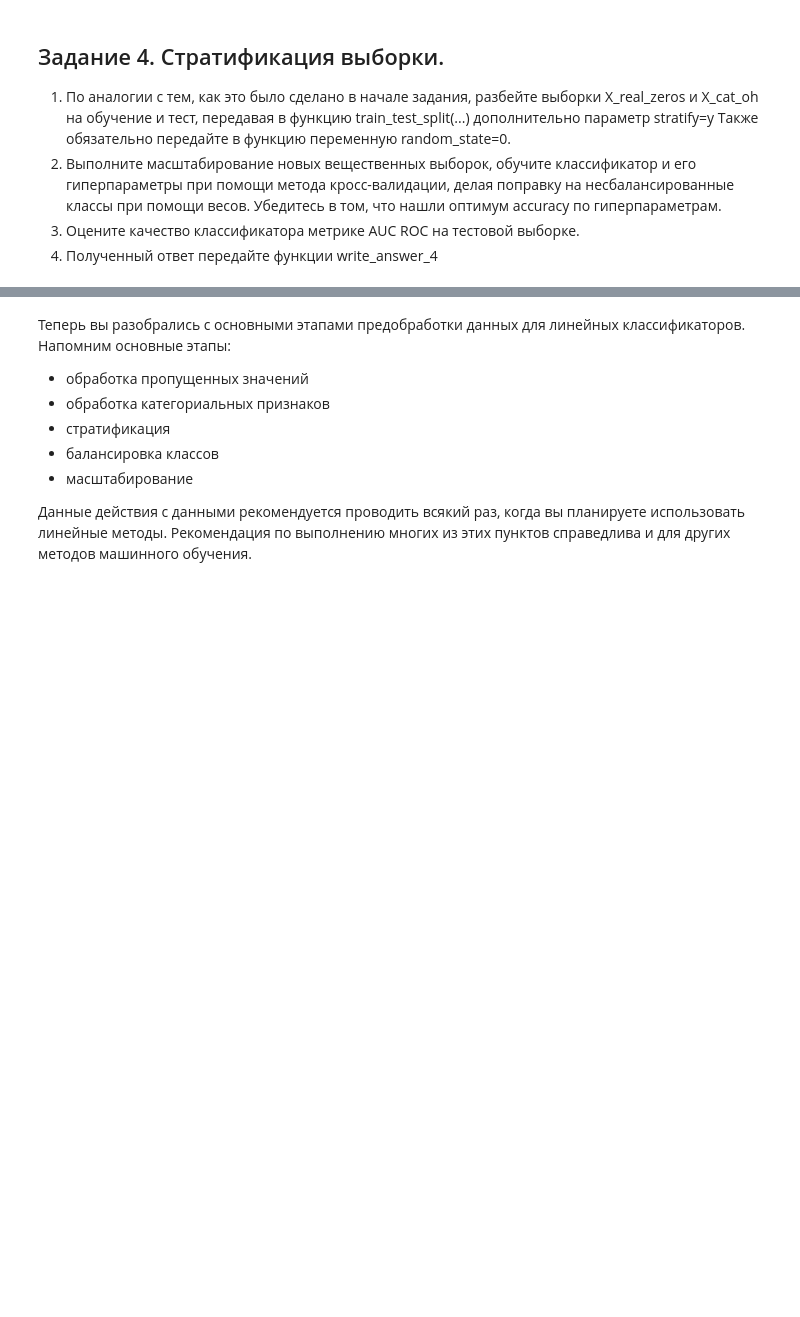
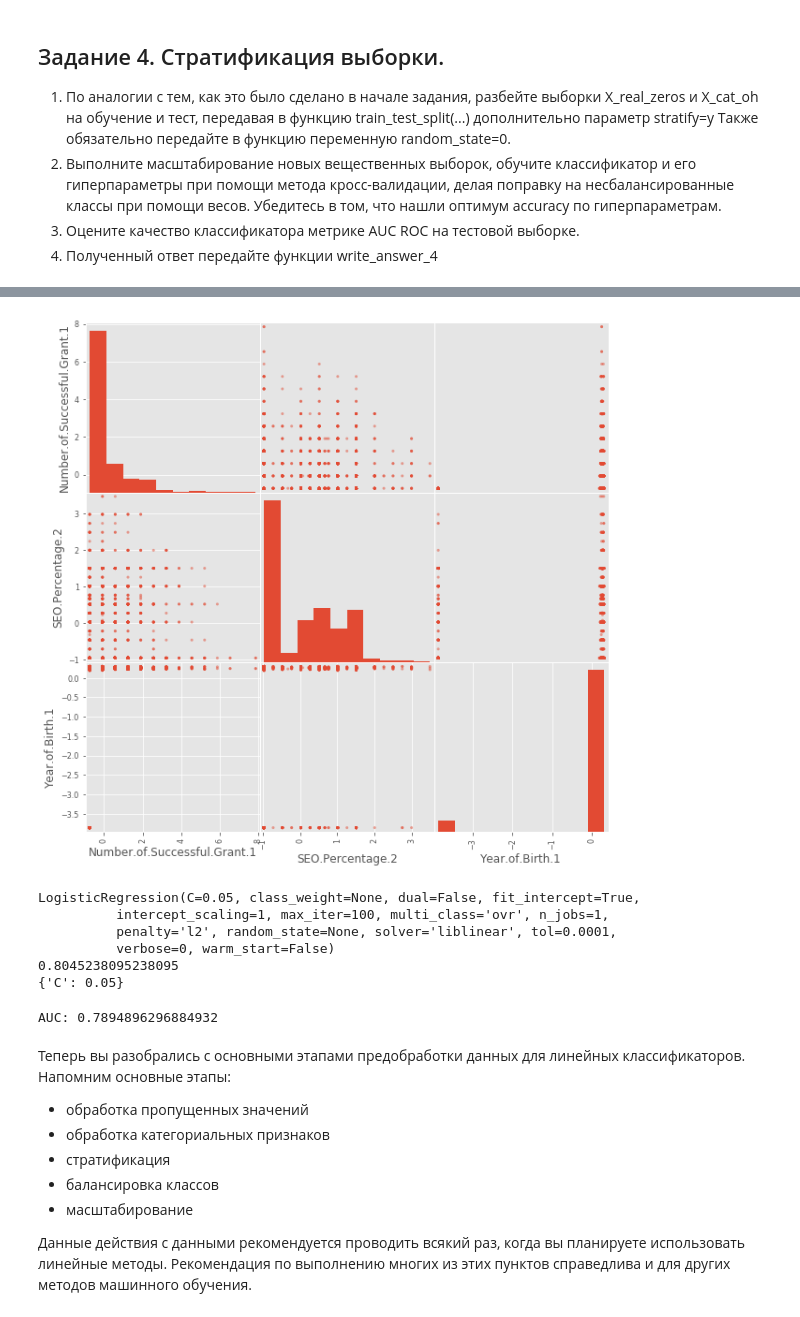
Before and after one commit to EgorKurito/Coursera-Homework, a Jupyter notebook: Course #2 -Markup Training/Homework/Week 3.0 - Preprocessing_LR.ipynb, the cells around one changed output, grey strips where cells are left out. Saved outputs shown, nothing was run; the diff lists cells and outputs as text; code cells hidden in the pictures; blank space fills up the shorter version.

```diff
--- a/Course #2 -Markup Training/Homework/Week 3.0 - Preprocessing_LR.ipynb
+++ b/Course #2 -Markup Training/Homework/Week 3.0 - Preprocessing_LR.ipynb
@@ -581,0 +667,18 @@ def write_answer_4(auc):
+# %%
+# Маштабирование признаков
+
+from sklearn.preprocessing import StandardScaler
+
+scaler = StandardScaler()
+scaler.fit(X_train_stratify_real_zeros, X_test_stratify_real_zeros)
+X_train_stratify_scaled = scaler.transform(X_train_stratify_real_zeros)
+X_test_stratify_scaled = scaler.transform(X_test_stratify_real_zeros)
+# %%
+from pandas.plotting import scatter_matrix
+
+data_numeric = pd.DataFrame(X_train_stratify_scaled, columns=numeric_cols)
+list_cols = ['Number.of.Successful.Grant.1', 'SEO.Percentage.2', 'Year.of.Birth.1']
+scatter_matrix(data_numeric[list_cols], alpha=0.5, figsize=(10, 10))
+plt.show()
+# %% [output]
+[figure, added]
@@ -582,3 +692,33 @@ def write_answer_4(auc):
+# %%
+# Обучение классификатора
+
+param_grid = {'C': [0.01, 0.05, 0.1, 0.5, 1, 5, 10]}
+cv = 3
+
+estimator_str = LogisticRegression(penalty='l2')
+optimizer_str = GridSearchCV(estimator_str, param_grid, cv=cv, n_jobs=1)
+
+optimizer = optimizer_str.fit(X_stratify_train, Y_train)
+
+print (optimizer.best_estimator_)
+print (optimizer.best_score_)
+print (optimizer.best_params_)
+# %% [output]
+LogisticRegression(C=0.05, class_weight=None, dual=False, fit_intercept=True,
+          intercept_scaling=1, max_iter=100, multi_class='ovr', n_jobs=1,
+          penalty='l2', random_state=None, solver='liblinear', tol=0.0001,
+          verbose=0, warm_start=False)
+0.8045238095238095
+{'C': 0.05}
+# %%
+#AUCROC
+
+predictions = optimizer.best_estimator_.predict(X_stratify_test)
+score = roc_auc_score(predictions, Y_test)
+
+print('AUC:', n_score)
+# %% [output]
+AUC: 0.7894896296884932
 # %% [markdown]
 Теперь вы разобрались с основными этапами предобработки данных для линейных классификаторов.
 Напомним основные этапы:
```
Also changed, not shown: parts of 40 cells of this notebook, 8 other files.
